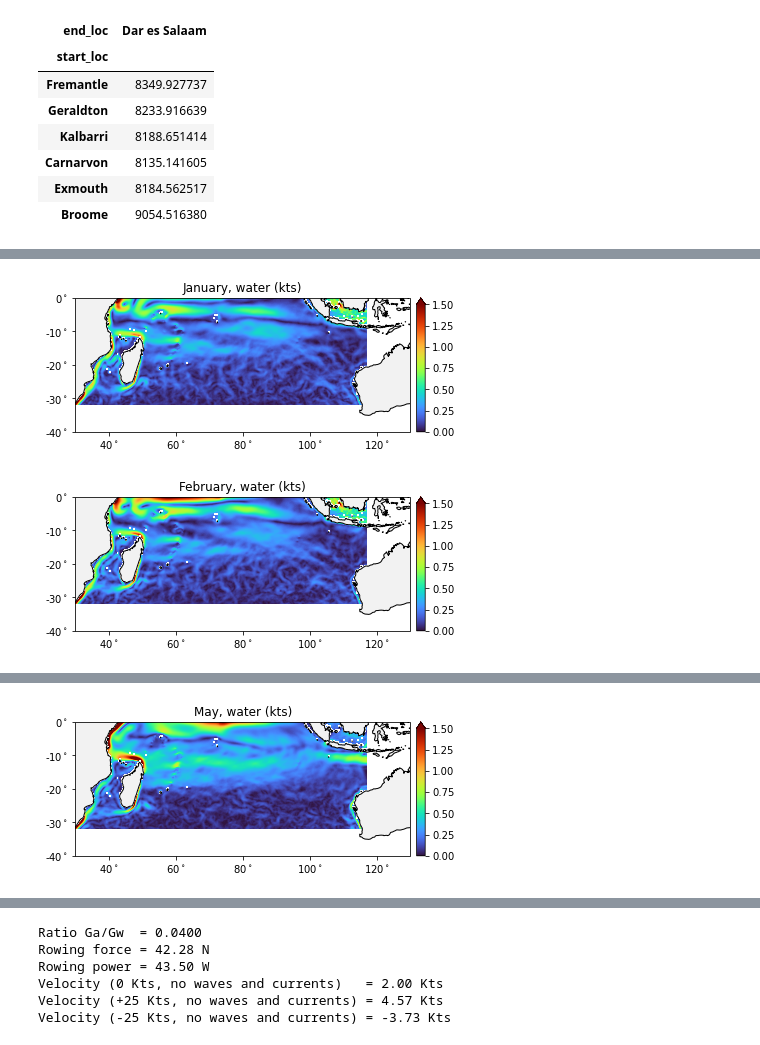
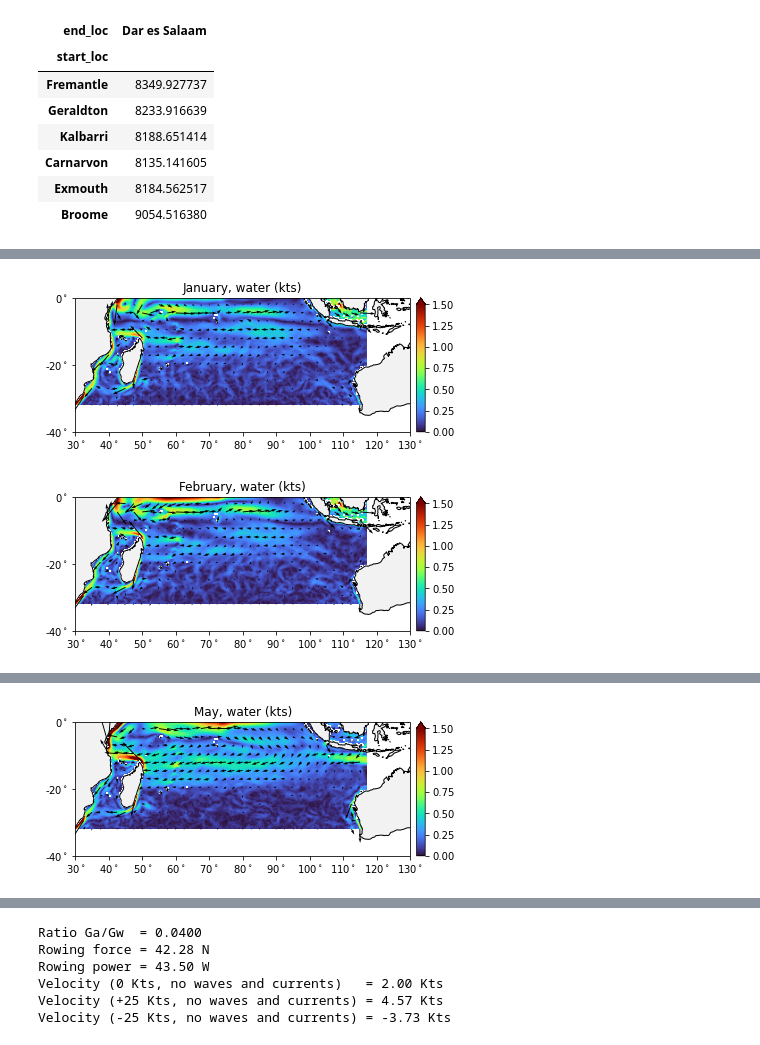
Before and after one commit to rdkreij/oceanrow, a Jupyter notebook: RIOP_simple.ipynb, the cells around one changed output, grey strips where cells are left out. Drawn from its saved outputs; the diff is of its cells as text; code cells hidden in the pictures.

```diff
--- a/RIOP_simple.ipynb
+++ b/RIOP_simple.ipynb
@@ -267,21 +474,22 @@ for nmonth in range(1,12):
 # %%
 # plot average current speed per month
+t = dswater.time.values # get time series
 for nmonth in range(1,13):
-    lat  = dswater.latitude.values
-    lon  = dswater.longitude.values
-    x,y  = np.meshgrid(lon,lat)
-    t    = dswater.time.values
-    tidx = (t.astype('datetime64[M]').astype(int) % 12 + 1) == nmonth
-    uw   = np.mean(dswater.uo[tidx,0,:,:].values,axis=0)*tokts
-    vw   = np.mean(dswater.vo[tidx,0,:,:].values,axis=0)*tokts
-    z    = np.sqrt(uw**2+vw**2)
+    lat  = dswater.latitude.values # latitude values
+    lon  = dswater.longitude.values # longitude values
+    x,y  = np.meshgrid(lon,lat) # create meshgrid of longitude and latitude
 
+    tidx = (t.astype('datetime64[M]').astype(int) % 12 + 1) == nmonth # get time idx of specific month
+    uw   = np.mean(dswater.uo[tidx,0,:,:].values,axis=0)*tokts # longitudinal velocities
+    vw   = np.mean(dswater.vo[tidx,0,:,:].values,axis=0)*tokts # lateral velocities
+    z    = np.sqrt(uw**2+vw**2) # water speeds
+
+    fig,ax = plt_base_simple(xlims,ylims,20,10) # create plot base
+    im = plt_modified_imshow(x,y,z,ax,cb=True,cmap='turbo',interpolation='bilinear',vmin=0,vmax=1.5) # draw imshow
     idx = 30 # quiver step
-    fig,ax = pltbasesimple(xlims,20,ylims,10)
-    im = pimshow(x,y,z,ax,cmap='turbo',interpolation='bilinear',vmin=0,vmax=1.5)
-    plt.quiver(x[::idx,::idx],y[::idx,::idx],uw[::idx,::idx],vw[::idx,::idx],units='xy',scale_units='xy',scale=0.2)
-    ax.set(xlim=xlims,ylim=ylims,title=calendar.month_name[nmonth]+', water (kts)')
+    ax.quiver(x[::idx,::idx],y[::idx,::idx],uw[::idx,::idx],vw[::idx,::idx],units='xy',scale_units='xy',scale=0.2) # draw quiver
+    ax.set(xlim=xlims,ylim=ylims,title=calendar.month_name[nmonth]+', water (kts)') # set labels
     plt.show()
 # %% [output]
-[figure, old version]
+[figure, new version]
-[figure, old version]
+[figure, new version]
@@ -290 +498 @@ for nmonth in range(1,13):
-[figure, old version]
+[figure, new version]
```
Also changed, not shown: parts of 53 cells of this notebook.
